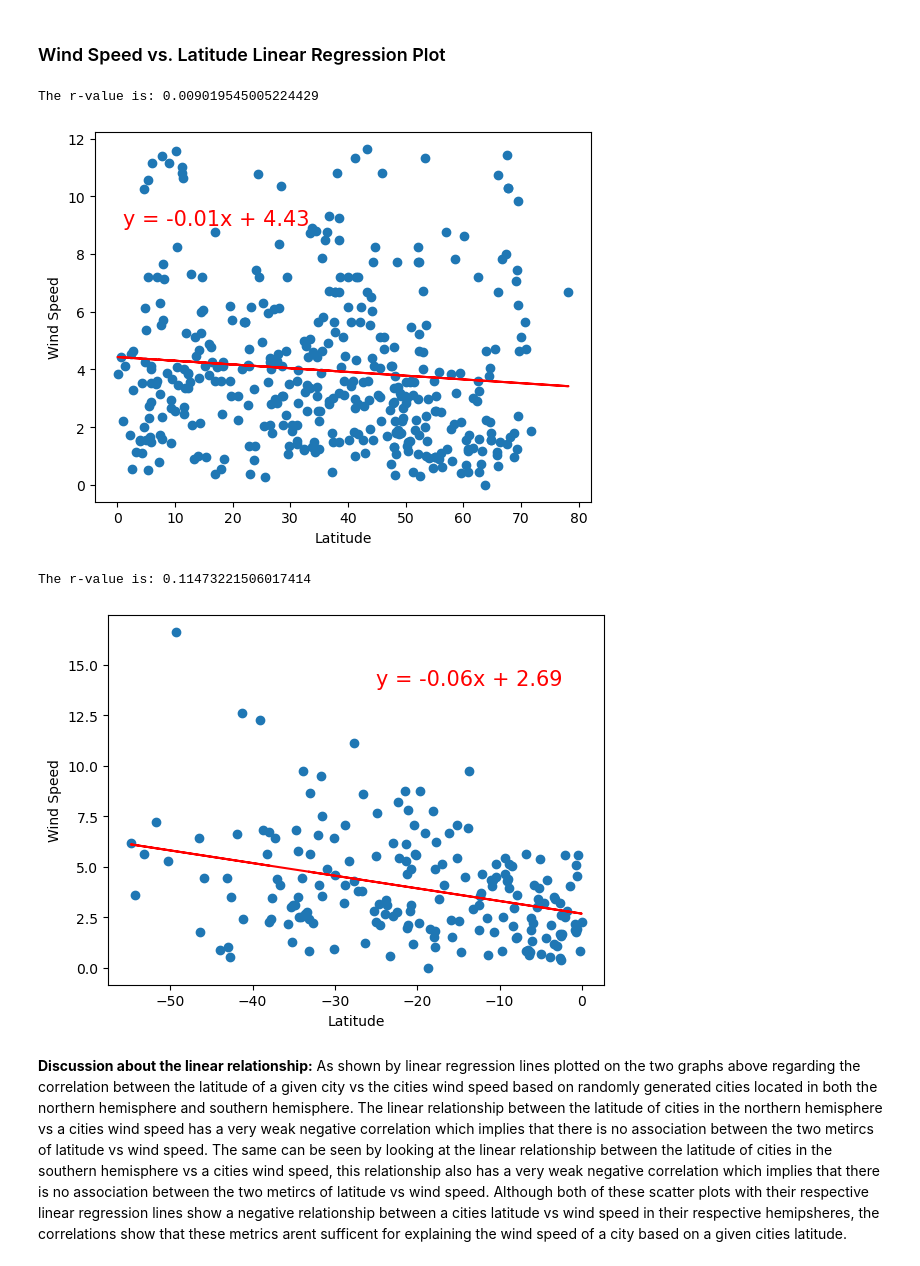
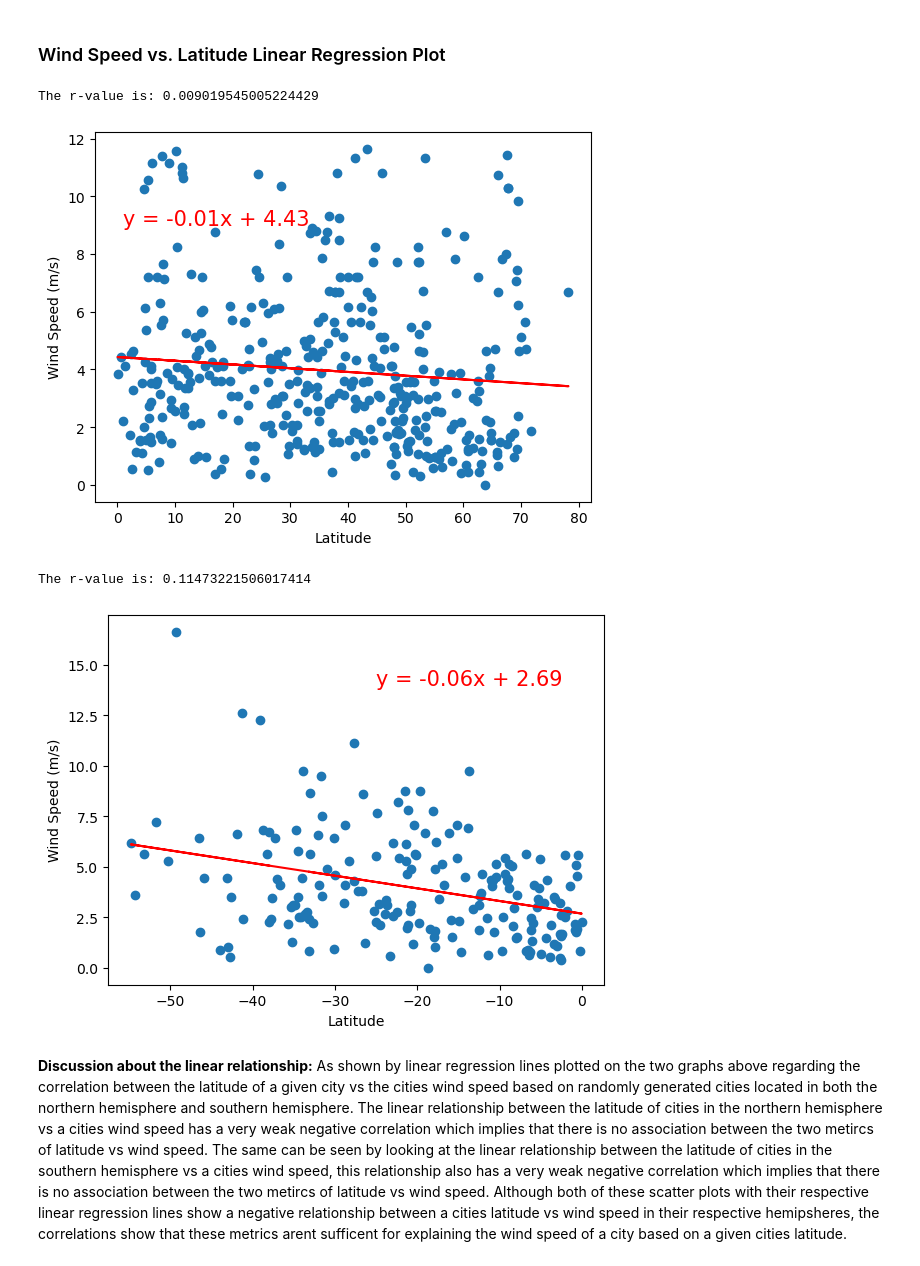
Before and after one commit to nmrodio/python-api-challenge, a Jupyter notebook: WeatherPy/WeatherPy.ipynb, the cells around one changed output. Drawn from its saved outputs; the diff is of its cells as text; code cells hidden in the pictures.

Commit message:
Fixed code - Forgot to add labels to graphs - added some more comments

```diff
--- a/WeatherPy/WeatherPy.ipynb
+++ b/WeatherPy/WeatherPy.ipynb
@@ -334,7 +334,7 @@ def linear_regress_hemis(x_values, y_values, x_cord, y_cord):         # ==> "x_c
 
     # Labeling x & y axis
     plt.xlabel('Latitude')
-    plt.ylabel(y_values.name)   # y_values.name ==> Will pull in the column value NAME being using as the y_values
+    plt.ylabel(f"{y_values.name} ({units})")    # y_values.name ==> Will pull in the column value NAME being using as the y_values and {units} adds the units for each different metic being tested against latitude
 
     # Print statement for clarifing the r-value
     print(f"The r-value is: {rvalue**2}")                   # ALTHOUGH CORRELATION ==> Its most likley labeled wrong
@@ -463,23 +479,29 @@ The r-value is: 0.05933459606381443
 x_values=northern_hemi_df['Lat']
 y_values=northern_hemi_df['Wind Speed']
 
+#Defining units for y-axis label
+units = 'm/s'
+
 # Calling in Def Function "linear_regress_hemis"
 linear_regress_hemis(x_values, y_values, 1, 9)    # Plotting the linear regression equation on the scatter plot on x=1 & y=9
 # %% [output]
 The r-value is: 0.009019545005224429
-[figure, old version]
+[figure, new version]
 # %%
 # Linear regression on Southern Hemisphere
 
 #Defining x & y values for Scatter Plot and Linear Regression Line for Southern Hemisphere Citites ONLY for the relationship between Latitude vs Wind Speed
 x_values=southern_hemi_df['Lat']
 y_values=southern_hemi_df['Wind Speed']
 
+#Defining units for y-axis label
+units = 'm/s'
+
 
 # Calling in Def Function "linear_regress_hemis"
 linear_regress_hemis(x_values, y_values, -25, 14)  # Plotting the linear regression equation on the scatter plot on x=-25 & y=14
 # %% [output]
 The r-value is: 0.11473221506017414
-[figure, old version]
+[figure, new version]
 # %% [markdown]
 **Discussion about the linear relationship:**  As shown by linear regression lines plotted on the two graphs above regarding the correlation between the latitude of a given city vs the cities wind speed based on randomly generated cities located in both the northern hemisphere and southern hemisphere. The linear relationship between the latitude of cities in the northern hemisphere vs a cities wind speed has a very weak negative correlation which implies that there is no association between the two metircs of latitude vs wind speed. The same can be seen by looking at the linear relationship between the latitude of cities in the southern hemisphere vs a cities wind speed, this relationship also has a very weak negative correlation which implies that there is no association between the two metircs of latitude vs wind speed. Although both of these scatter plots with their respective linear regression lines show a negative relationship between a cities latitude vs wind speed in their respective hemipsheres, the correlations show that these metrics arent sufficent for explaining the wind speed of a city based on a given cities latitude.
```
Also changed, not shown: parts of 6 cells of this notebook, 1 other file.
